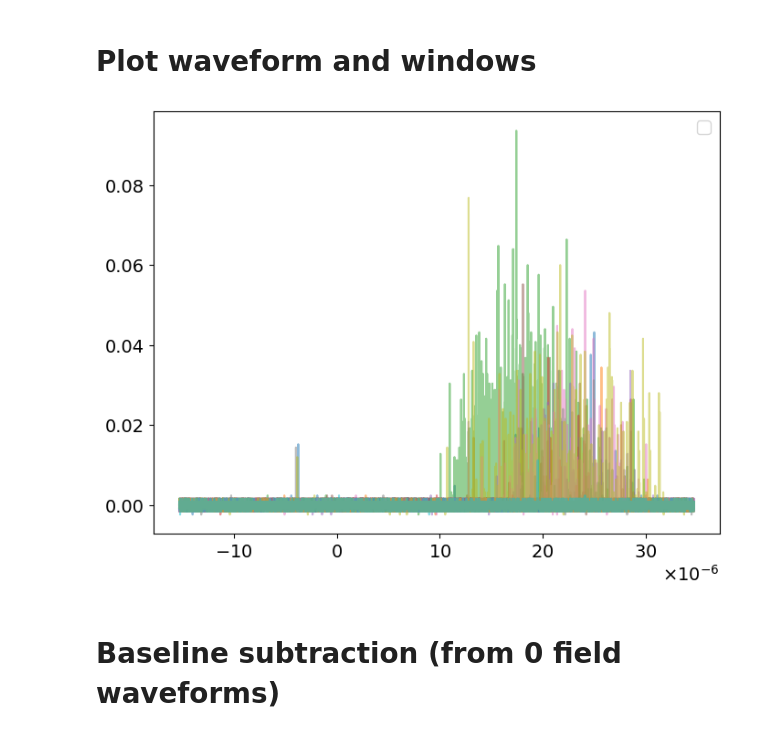
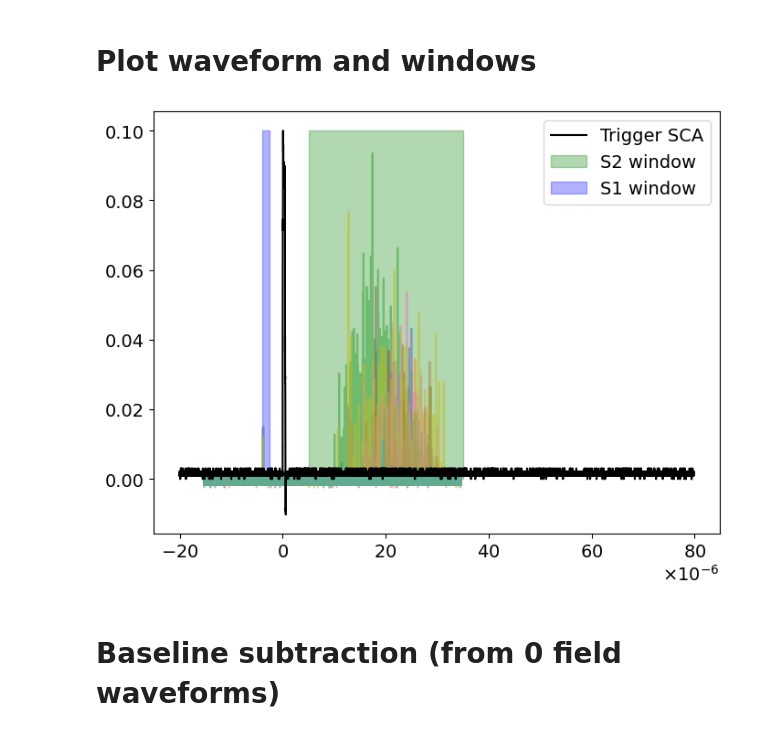
Before and after one commit to proscrite/RaTag, a Jupyter notebook: notebooks/FieldScan_Analysis_EL1750Vcm.ipynb, the cells around one changed output. Drawn from its saved outputs; the diff is of its cells as text; code cells hidden in the pictures.

```diff
--- a/notebooks/FieldScan_Analysis_EL1750Vcm.ipynb
+++ b/notebooks/FieldScan_Analysis_EL1750Vcm.ipynb
@@ -81,28 +120,28 @@ files05 = sorted(glob(os.path.join(path, '*.wfm')))
 # %%
 s2_lowcut, s2_upcut = 0.5e-5, 3.5e-5
 s1_lowcut, s1_upcut = -0.4e-5, -0.25e-5
 bs = -0.000772466
 plt.figure(figsize=(8, 6))
 for f in files05[:10]:
     wf = wfm2read(f)
     V, t = -wf[0], wf[1]
     V -= bs
     plt.plot(t, V, alpha=0.5)
 
-# # plt.plot(trig_x, trig_y, label='Trigger SCA', color='black')
-# plt.fill_betweenx([0, 0.1], x1=s2_lowcut, x2=s2_upcut,
-#         color='green', alpha=0.3, label='S2 window')
+plt.plot(trig_x, trig_y, label='Trigger SCA', color='black')
+plt.fill_betweenx([0, 0.1], x1=s2_lowcut, x2=s2_upcut,
+        color='green', alpha=0.3, label='S2 window')
 
-# plt.fill_betweenx([0, 0.1], x1=s1_lowcut, x2=s1_upcut,
-#         color='blue', alpha=0.3, label='S1 window')
+plt.fill_betweenx([0, 0.1], x1=s1_lowcut, x2=s1_upcut,
+        color='blue', alpha=0.3, label='S1 window')
 
 # plt.gca().set(xlim=(-1e-5, 3.5e-5), ylim=(-0.005, 0.05), xlabel='t (s)', ylabel='Amplitude (V)')
 plt.legend()
 ax = plt.gca()
 ax.xaxis.set_major_formatter(ScalarFormatter(useMathText=True))
 ax.ticklabel_format(style='sci', axis='x', scilimits=(-6, -6))
 # %% [output]
-[figure, old version]
+[figure, new version]
 # %% [markdown]
 # Baseline subtraction (from 0 field waveforms)
 # %%
```
Also changed, not shown: parts of 11 cells of this notebook.
